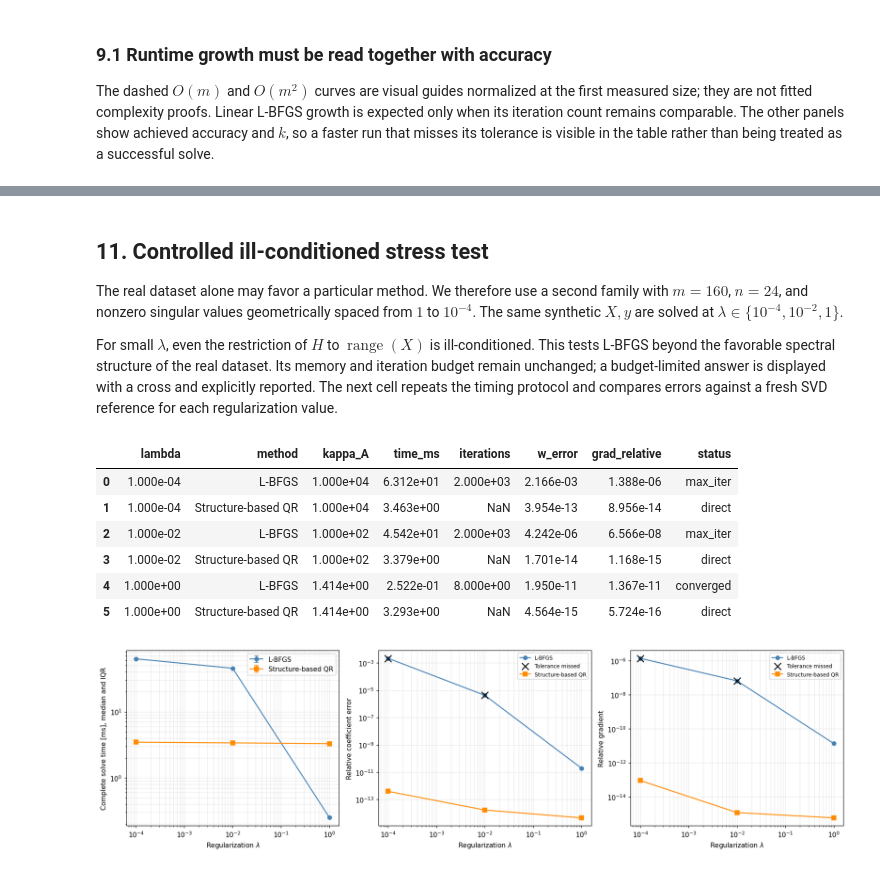
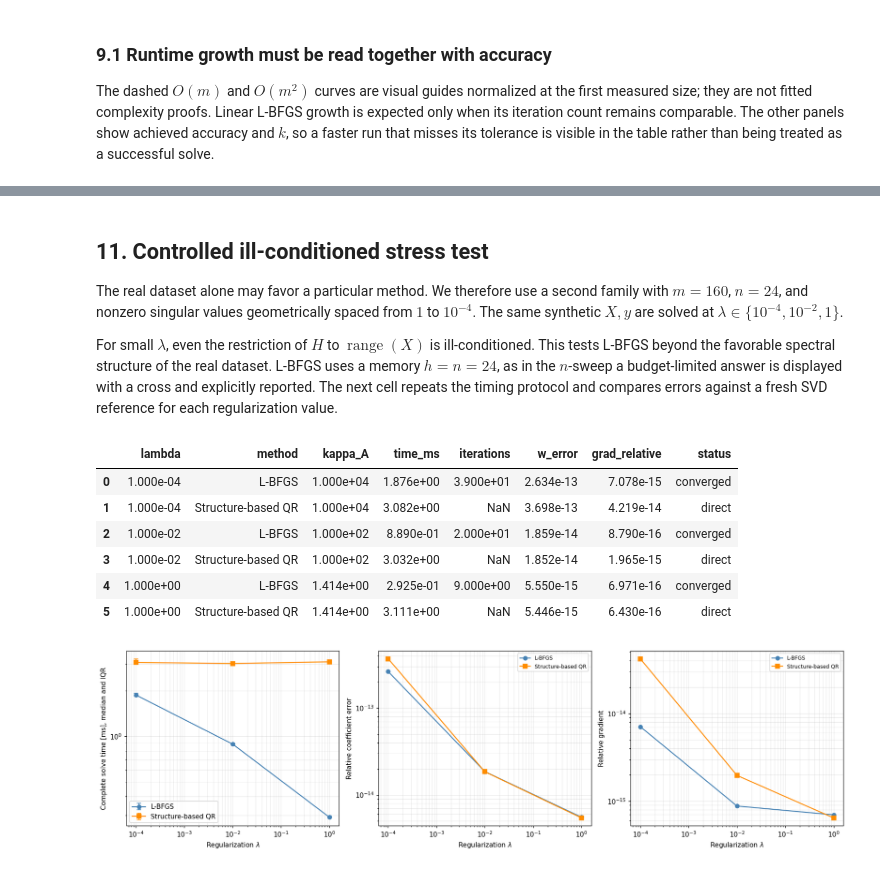
Before and after one commit to GianlucaPanzani/CM-Project-25-26, a Jupyter notebook: 04_comparison.ipynb, the cells around one changed output, grey strips where cells are left out. Saved outputs shown, nothing was run; the diff lists cells and outputs as text; code cells hidden in the pictures.

```diff
--- a/04_comparison.ipynb
+++ b/04_comparison.ipynb
@@ -660,8 +656,8 @@ iteration growth can differ substantially even when both implementations agree.
 # Vary the number of spectral directions while keeping extremal conditioning fixed
 n_tables = []
 for n_size in N_SIZES:
-    X_n, y_n = make_spectral_problem(500, int(n_size), seed=SEED + int(n_size))
-    table, _ = benchmark_pair(X_n, y_n, LAMBDA)
+    X_n, y_n = make_spectral_problem(500, int(n_size), seed=0)
+    table, _ = benchmark_pair(X_n, y_n, LAMBDA, lbfgs_options={'m_history': max(12, int(n_size))})
     n_tables.append(table)
 n_results = pd.concat(n_tables, ignore_index=True)
 display(n_results[['n', 'method', 'kappa_A', 'time_ms', 'iterations', 'w_error', 'grad_relative', 'status']])
@@ -707,46 +707,45 @@ $\lambda\in\{10^{-4},10^{-2},1\}$.
 
 For small $\lambda$, even the restriction of $H$ to $\operatorname{range}(X)$
 is ill-conditioned. This tests L-BFGS beyond the favorable spectral structure
-of the real dataset. Its memory and iteration budget remain unchanged; a
-budget-limited answer is displayed with a cross and explicitly reported.
+of the real dataset. L-BFGS uses a memory $h = n = 24$, as in the $n$-sweep a budget-limited answer is displayed with a cross and explicitly reported.
 The next cell repeats the timing protocol and compares errors against a fresh
 SVD reference for each regularization value.
 # %%
 # Construct one difficult spectrum shared by all stress-test regularization values
-X_stress, y_stress = make_spectral_problem(160, 24, sigma_min=1e-4, sigma_max=1.0)
+X_stress, y_stress = make_spectral_problem(160, 24, sigma_max=1.0, rho=1e4)
 stress_tables = []
 for lam_value in (1e-4, 1e-2, 1.0):
-    table, _ = benchmark_pair(X_stress, y_stress, lam_value)
+    table, _ = benchmark_pair(X_stress, y_stress, lam_value, lbfgs_options={'m_history': 24})
     stress_tables.append(table)
 stress_results = pd.concat(stress_tables, ignore_index=True)
 display(stress_results[['lambda', 'method', 'kappa_A', 'time_ms', 'iterations', 'w_error', 'grad_relative', 'status']])
 
 fig, axes = plt.subplots(1, 3, figsize=(16, 4.5))
 plot_time_iqr(axes[0], stress_results, 'lambda')
 for method in METHODS:
     subset = stress_results[stress_results['method'] == method]
     for ax, metric in zip(axes[1:], ('w_error', 'grad_relative')):
         ax.loglog(subset['lambda'], positive(subset[metric]), marker=MARKERS[method], color=COLORS[method], label=method)
         # Highlight returned solutions that did not meet the requested tolerance
         failed = subset[~subset['status'].isin(['converged', 'direct'])]
         ax.scatter(
             failed['lambda'], positive(failed[metric]), marker='x', s=110,
             color='black', zorder=5, label='Tolerance missed' if not failed.empty else None
         )
         ax.legend(fontsize=8)
 axes[1].set_ylabel('Relative coefficient error')
 axes[2].set_ylabel('Relative gradient')
 for ax in axes:
     ax.set(xscale='log', xlabel=r'Regularization $\lambda$')
     ax.grid(True, which='both', alpha=0.25)
 fig.tight_layout()
 plt.show()
 # %% [output]
 |  | lambda | method | kappa_A | time_ms | iterations | w_error | grad_relative | status |
-| 0 | 1.000e-04 | L-BFGS | 1.000e+04 | 6.312e+01 | 2.000e+03 | 2.166e-03 | 1.388e-06 | max_iter |
-| 1 | 1.000e-04 | Structure-based QR | 1.000e+04 | 3.463e+00 | NaN | 3.954e-13 | 8.956e-14 | direct |
-| 2 | 1.000e-02 | L-BFGS | 1.000e+02 | 4.542e+01 | 2.000e+03 | 4.242e-06 | 6.566e-08 | max_iter |
-| 3 | 1.000e-02 | Structure-based QR | 1.000e+02 | 3.379e+00 | NaN | 1.701e-14 | 1.168e-15 | direct |
-| 4 | 1.000e+00 | L-BFGS | 1.414e+00 | 2.522e-01 | 8.000e+00 | 1.950e-11 | 1.367e-11 | converged |
-| 5 | 1.000e+00 | Structure-based QR | 1.414e+00 | 3.293e+00 | NaN | 4.564e-15 | 5.724e-16 | direct |
+| 0 | 1.000e-04 | L-BFGS | 1.000e+04 | 1.876e+00 | 3.900e+01 | 2.634e-13 | 7.078e-15 | converged |
+| 1 | 1.000e-04 | Structure-based QR | 1.000e+04 | 3.082e+00 | NaN | 3.698e-13 | 4.219e-14 | direct |
+| 2 | 1.000e-02 | L-BFGS | 1.000e+02 | 8.890e-01 | 2.000e+01 | 1.859e-14 | 8.790e-16 | converged |
+| 3 | 1.000e-02 | Structure-based QR | 1.000e+02 | 3.032e+00 | NaN | 1.852e-14 | 1.965e-15 | direct |
+| 4 | 1.000e+00 | L-BFGS | 1.414e+00 | 2.925e-01 | 9.000e+00 | 5.550e-15 | 6.971e-16 | converged |
+| 5 | 1.000e+00 | Structure-based QR | 1.414e+00 | 3.111e+00 | NaN | 5.446e-15 | 6.430e-16 | direct |
-[figure, old version]
+[figure, new version]
```
Also changed, not shown: parts of 24 cells of this notebook, 3 other files.
